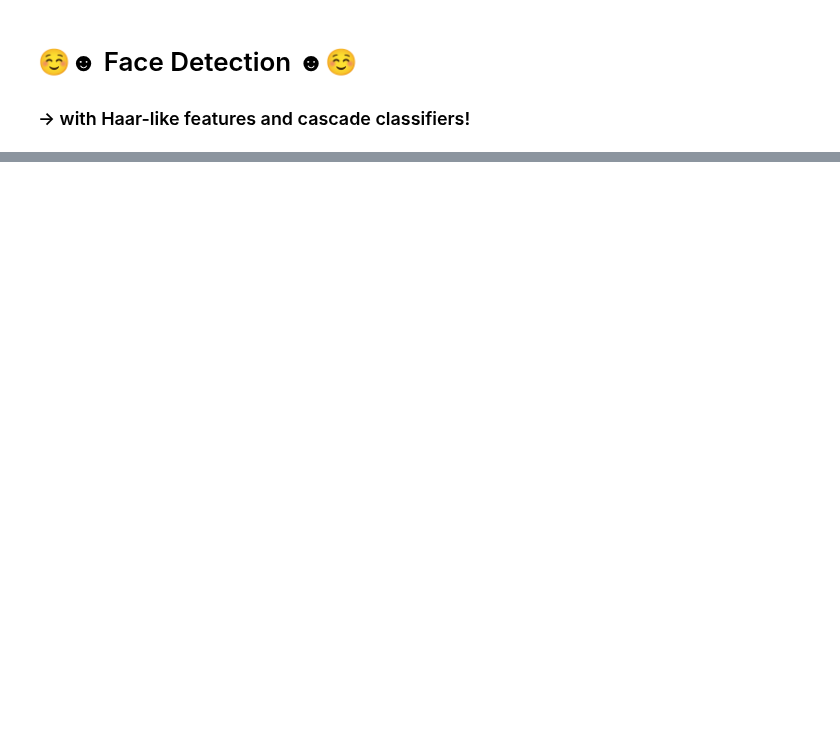
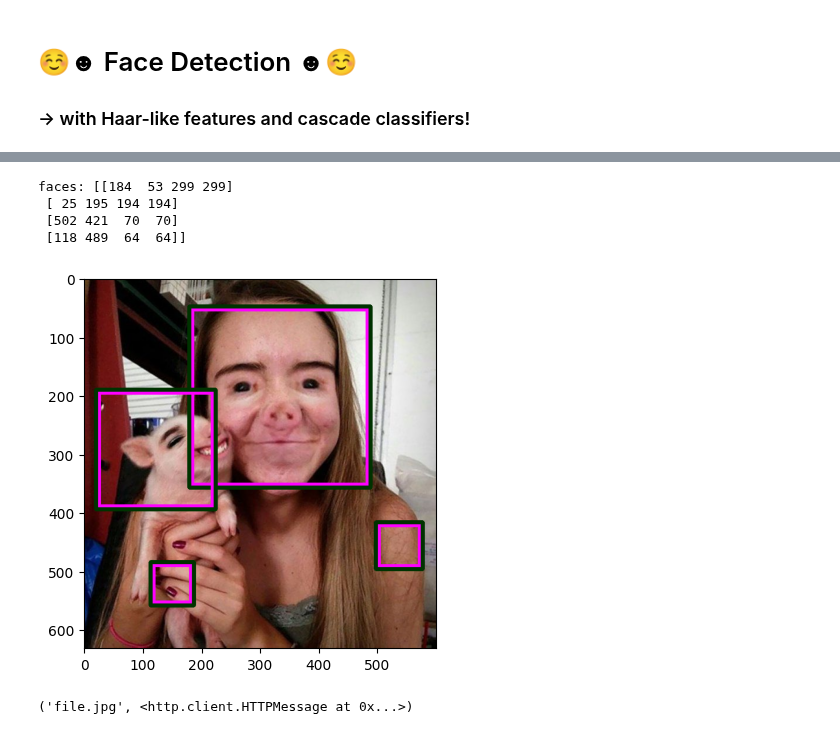
Before and after one commit to taylan-sen/CIS490b_computer_vision, a Jupyter notebook: facedetection_cv.ipynb, the cells around one changed output, grey strips where cells are left out. Drawn from its saved outputs; the diff is of its cells as text; code cells hidden in the pictures; blank space fills up the shorter version.

```diff
--- a/facedetection_cv.ipynb
+++ b/facedetection_cv.ipynb
@@ -74,0 +71,37 @@ Look up how to get a confidence measure of how certain the opencv facedetector b
+# %%
+import cv2
+import matplotlib.pyplot as plt
+from google.colab.patches import cv2_imshow
+
+# Load the cascade
+face_cascade = cv2.CascadeClassifier('haarcascade_frontalface_default.xml')
+# Read the input image
+#img = cv2.imread('test.jpg')
+img = cv2.imread('kids.jpg')
+img = cv2.imread('pigfaces.jpg')
+# Convert into grayscale
+gray = cv2.cvtColor(img, cv2.COLOR_BGR2GRAY)
+plt.imshow(gray)
+# Detect faces
+faces = face_cascade.detectMultiScale(gray, 1.1, 4)
+print('faces:', faces)
+# Draw rectangle around the faces
+for (x, y, w, h) in faces:
+    cv2.rectangle(img, (x, y), (x+w, y+h), (255, 0, 255), 5)
+    cv2.rectangle(img, (x-5, y-5), (x+w+5, y+h+5), (0, 50, 0), 5)
+# Display the output
+#print('img:', img.shape)
+img2 = cv2.cvtColor(img, cv2.COLOR_BGR2RGB)
+plt.imshow(img2)
+plt.show()
+# %% [output]
+faces: [[184  53 299 299]
+ [ 25 195 194 194]
+ [502 421  70  70]
+ [118 489  64  64]]
+[figure, added]
+# %%
+import urllib.request
+urllib.request.urlretrieve('https://i.pinimg.com/originals/17/ce/98/17ce9857598f61a9b3e8e1cc7fa6f921.jpg', 'file.jpg')
+# %% [output]
+('file.jpg', <http.client.HTTPMessage at 0x...>)
```
Also changed, not shown: parts of 19 cells of this notebook.
